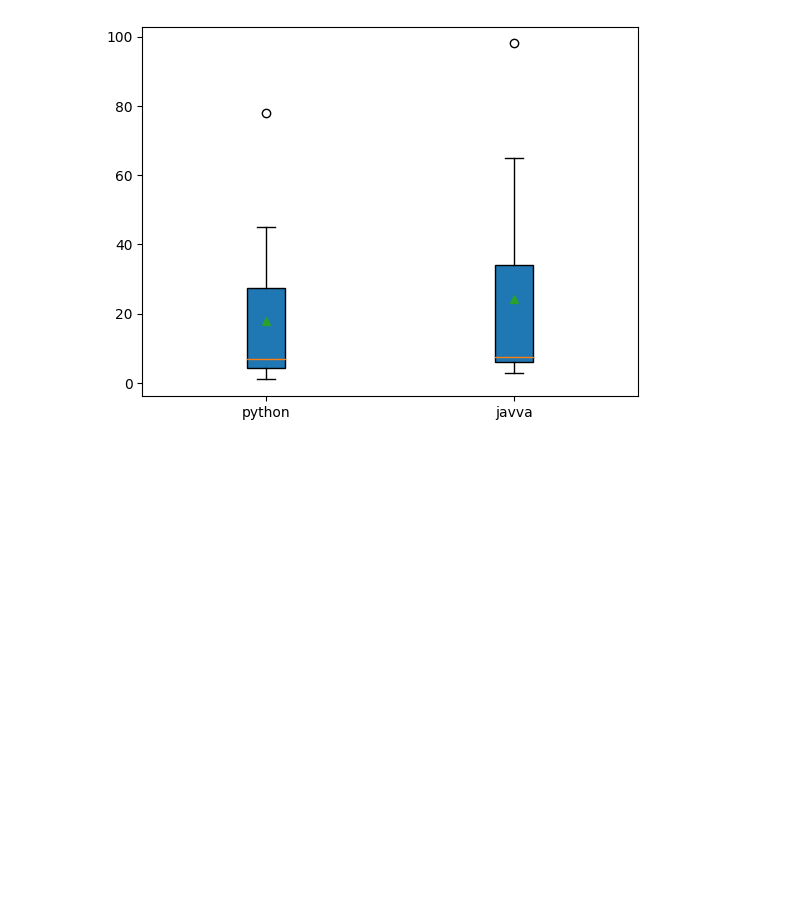
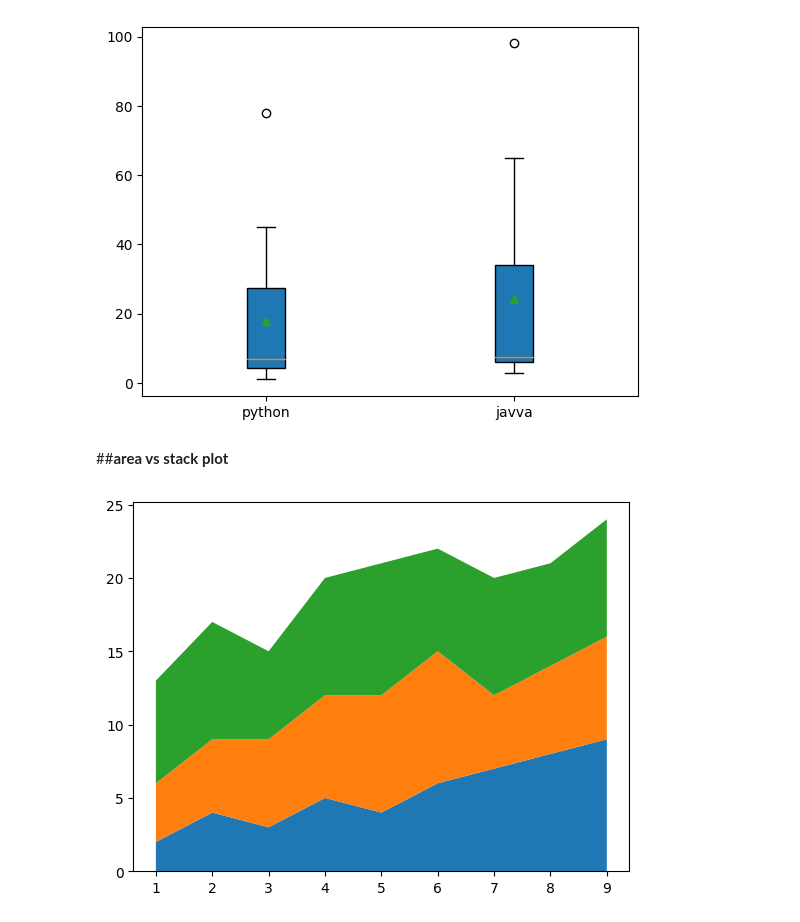
Before and after one commit to dil150898/Hotel_booking_anylisys, a Jupyter notebook: Hotel_Booking_Analysis_Capstone_Project.ipynb, the cells around one changed output. Saved outputs shown, nothing was run; the diff lists cells and outputs as text; code cells hidden in the pictures; blank space fills up the shorter version.

Commit message:
Area plot

```diff
--- a/Hotel_Booking_Analysis_Capstone_Project.ipynb
+++ b/Hotel_Booking_Analysis_Capstone_Project.ipynb
@@ -728,3 +730,18 @@ plt.boxplot(y , labels = ['python' , 'javva'] , patch_artist = True , showmeans
 plt.show()
 # %% [output]
 [figure]
+# %% [markdown]
+##**area vs stack plot**
+# %%
+x = [1,2,3,4,5,6,7,8,9]
+
+area1 = [2,4,3,5,4,6,7,8,9]
+area2 = [4,5,6,7,8,9,5,6,7]
+area3 = [7,8,6,8,9,7,8,7,8]
+
+
+plt.stackplot(x , area1 , area2, area3)
+
+plt.show()
+# %% [output]
+[figure, added]
```
Also changed, not shown: parts of 3 cells of this notebook.
